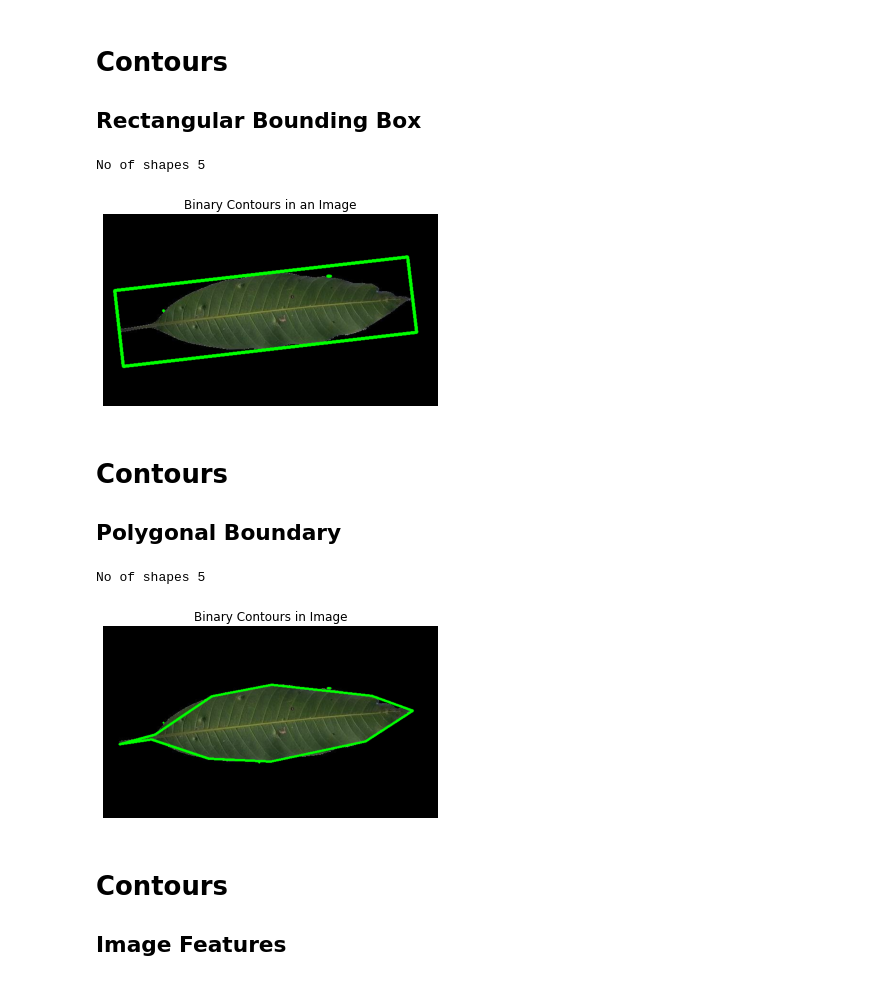
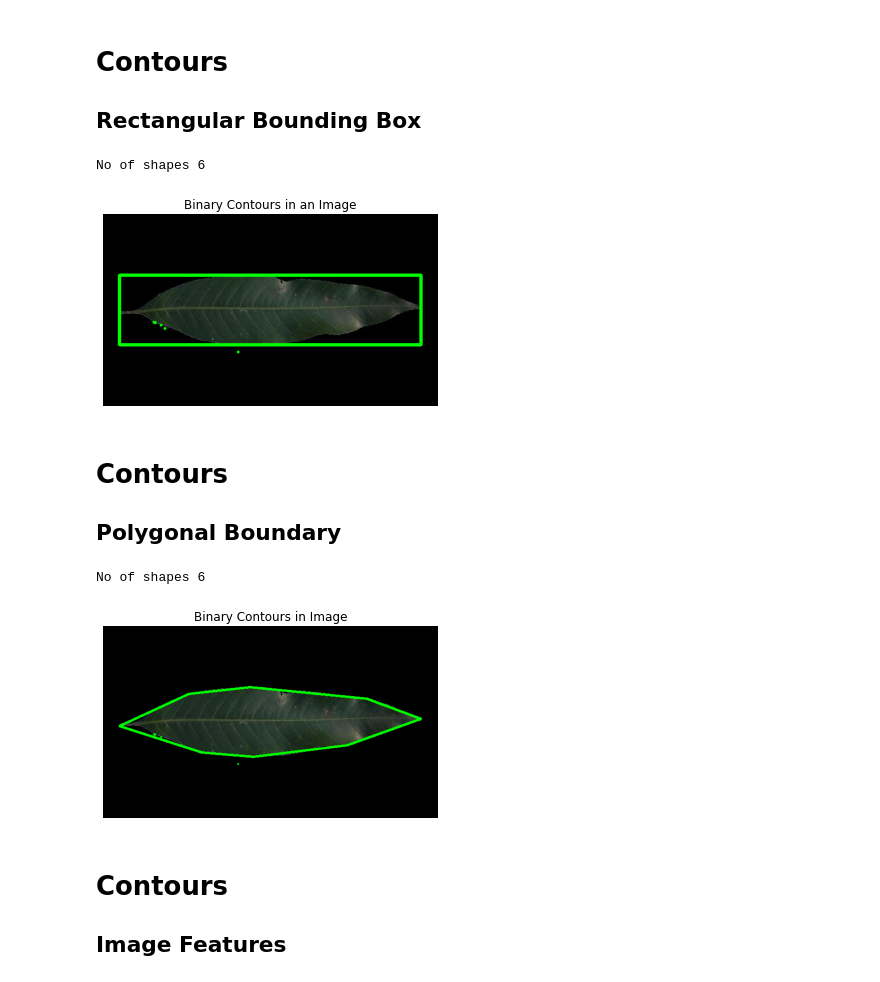
Before and after one commit to cod3rboy/mangoresearch, a Jupyter notebook: haar_wavelet_transform.ipynb, the cells around one changed output. Cells and saved outputs as stored; diff of their text form; code cells hidden in the pictures.

```diff
--- a/haar_wavelet_transform.ipynb
+++ b/haar_wavelet_transform.ipynb
@@ -35,32 +36,32 @@ plt.show()
 # Contours
 ## Rectangular Bounding Box
 # %%
-original_img = cv2.imread('PreprocessedDatabase\\alphonso\\back\\alphonso_back_1w7ptfyks2w5lrol7fu4.jpg')
+original_img = cv2.imread('PreprocessedDatabase\\dusheri\\front\\dusheri_front_j63ewjqehtpkenkzcmvn.jpg')
 original_img = cv2.cvtColor(original_img, cv2.COLOR_BGR2RGB)
 img2gray = cv2.cvtColor(original_img, cv2.COLOR_RGB2GRAY)
 
 retval, img = cv2.threshold(img2gray,0, 255,cv2.THRESH_BINARY+cv2.THRESH_OTSU)
 contours, _ = cv2.findContours(img, cv2.RETR_EXTERNAL, cv2.CHAIN_APPROX_SIMPLE)
 print('No of shapes {0}'.format(len(contours)))
 
 for cnt in contours:
     rect = cv2.minAreaRect(cnt)
     box = cv2.boxPoints(rect)
     box = np.int0(box)
     img = cv2.drawContours(original_img, [box], 0, (0, 255, 0), 5)
 plt.figure('Contours')
 plt.axis('off')
 plt.imshow(img)
 plt.title('Binary Contours in an Image')
 plt.show()
 # %% [output]
-No of shapes 5
+No of shapes 6
-[figure, old version]
+[figure, new version]
 # %% [markdown]
 # Contours
 ## Polygonal Boundary
 # %%
-original_img = cv2.imread('PreprocessedDatabase\\alphonso\\back\\alphonso_back_1w7ptfyks2w5lrol7fu4.jpg')
+original_img = cv2.imread('PreprocessedDatabase\\dusheri\\front\\dusheri_front_j63ewjqehtpkenkzcmvn.jpg')
 original_img = cv2.cvtColor(original_img, cv2.COLOR_BGR2RGB)
 img2gray = cv2.cvtColor(original_img, cv2.COLOR_RGB2GRAY)
 retval, img = cv2.threshold(img2gray,0, 255,cv2.THRESH_BINARY+cv2.THRESH_OTSU)
@@ -84,8 +85,8 @@ plt.imshow(original_img)
 plt.title('Binary Contours in Image')
 plt.show()
 # %% [output]
-No of shapes 5
+No of shapes 6
-[figure, old version]
+[figure, new version]
 # %% [markdown]
 # Contours
 ## Image Features
```
Also changed, not shown: parts of 19 cells of this notebook, 6 other files.
